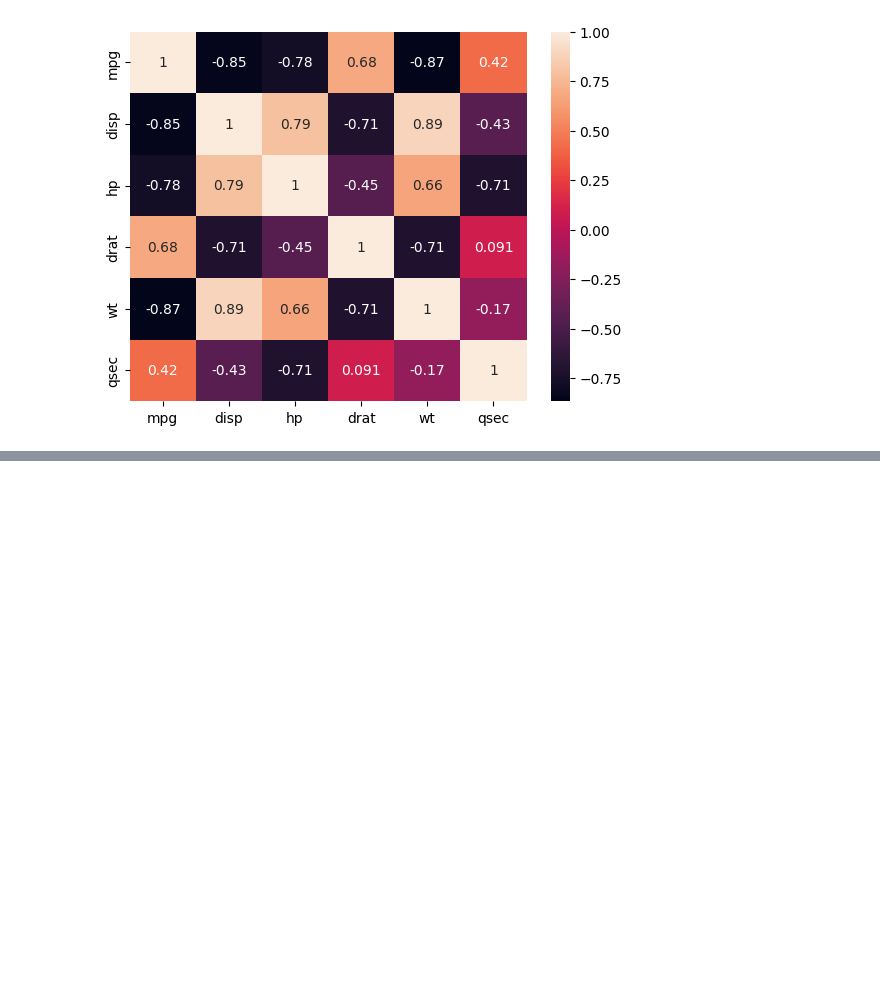
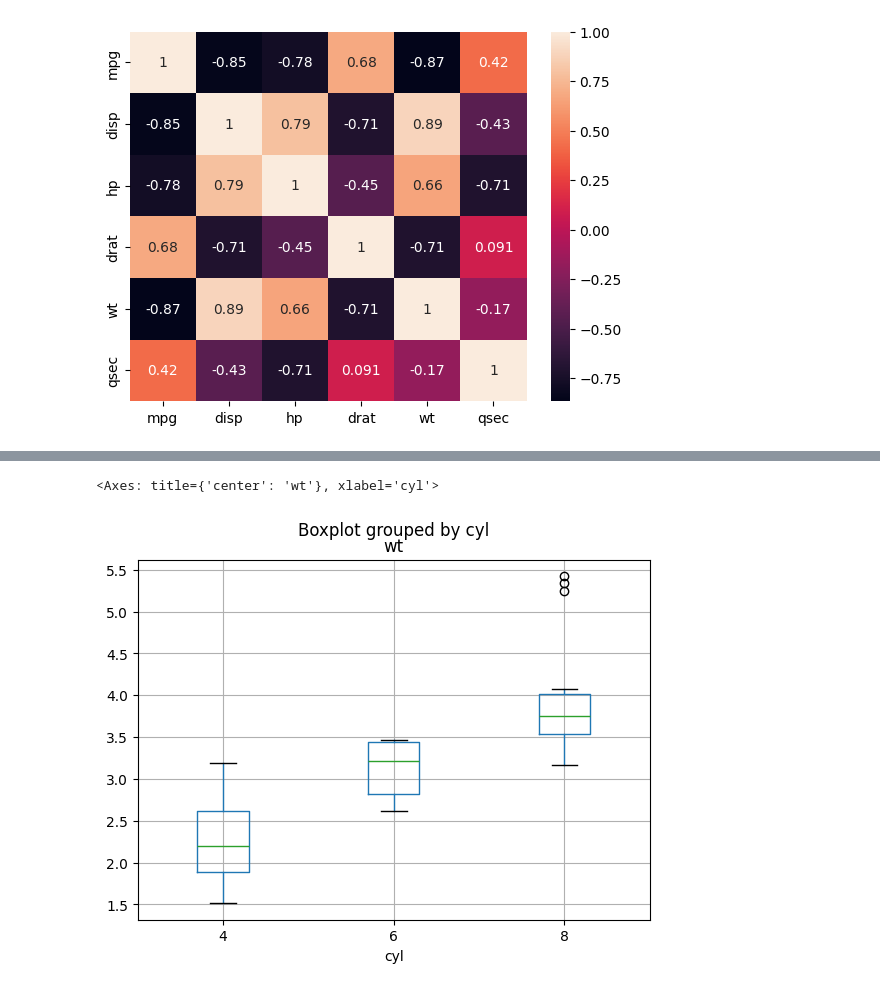
Before and after one commit to Javacream/org.javacream.training.python, a Jupyter notebook: DataAnalysis/motorcars/motorcars.ipynb, the cells around one changed output, grey strips where cells are left out. Saved outputs shown, nothing was run; the diff lists cells and outputs as text; code cells hidden in the pictures; blank space fills up the shorter version.

```diff
--- a/DataAnalysis/motorcars/motorcars.ipynb
+++ b/DataAnalysis/motorcars/motorcars.ipynb
@@ -117,0 +136,5 @@ sns.heatmap(df[df.select_dtypes(include=np.number).columns].corr(), annot=True)
+# %%
+df.boxplot('wt', by='cyl')
+# %% [output]
+<Axes: title={'center': 'wt'}, xlabel='cyl'>
+[figure, added]
```
Also changed, not shown: parts of 7 cells of this notebook.
